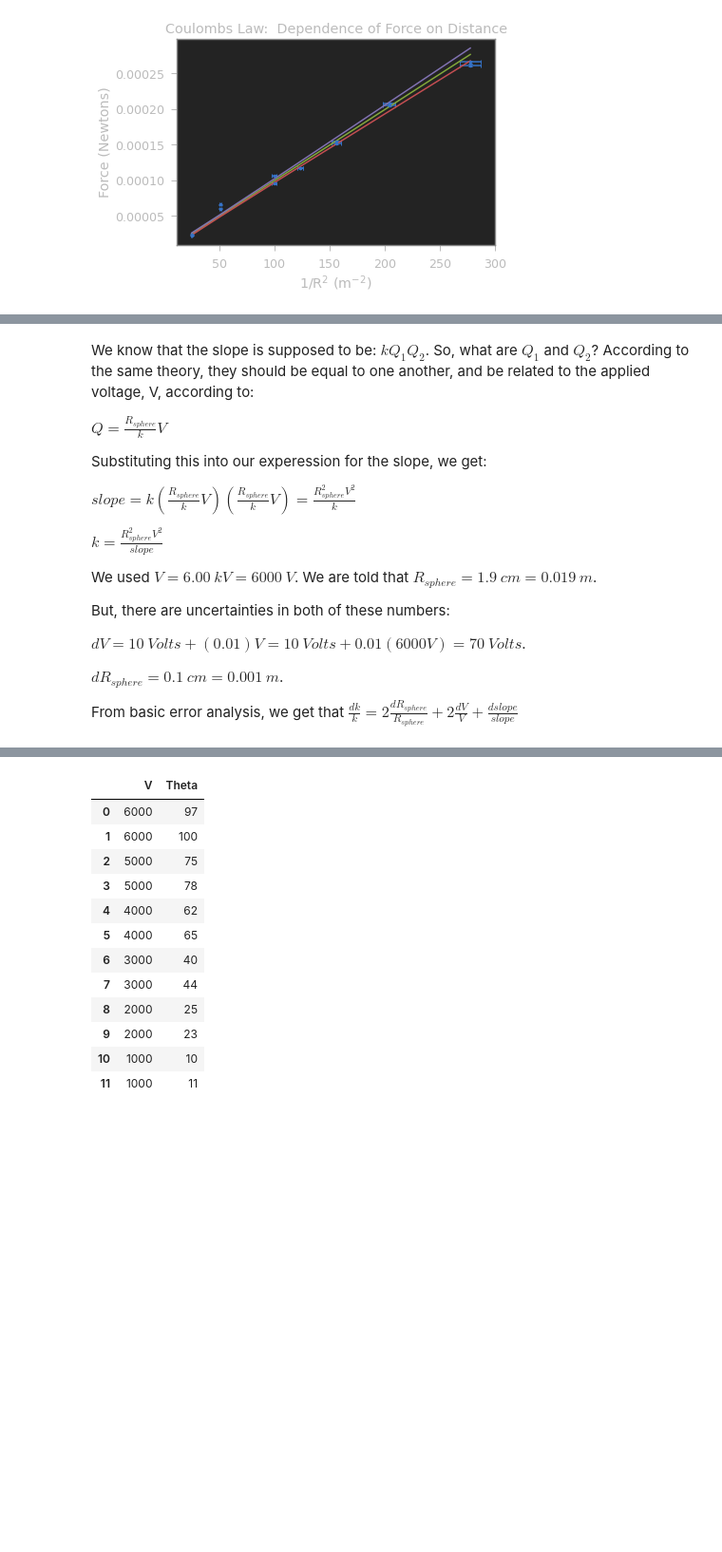
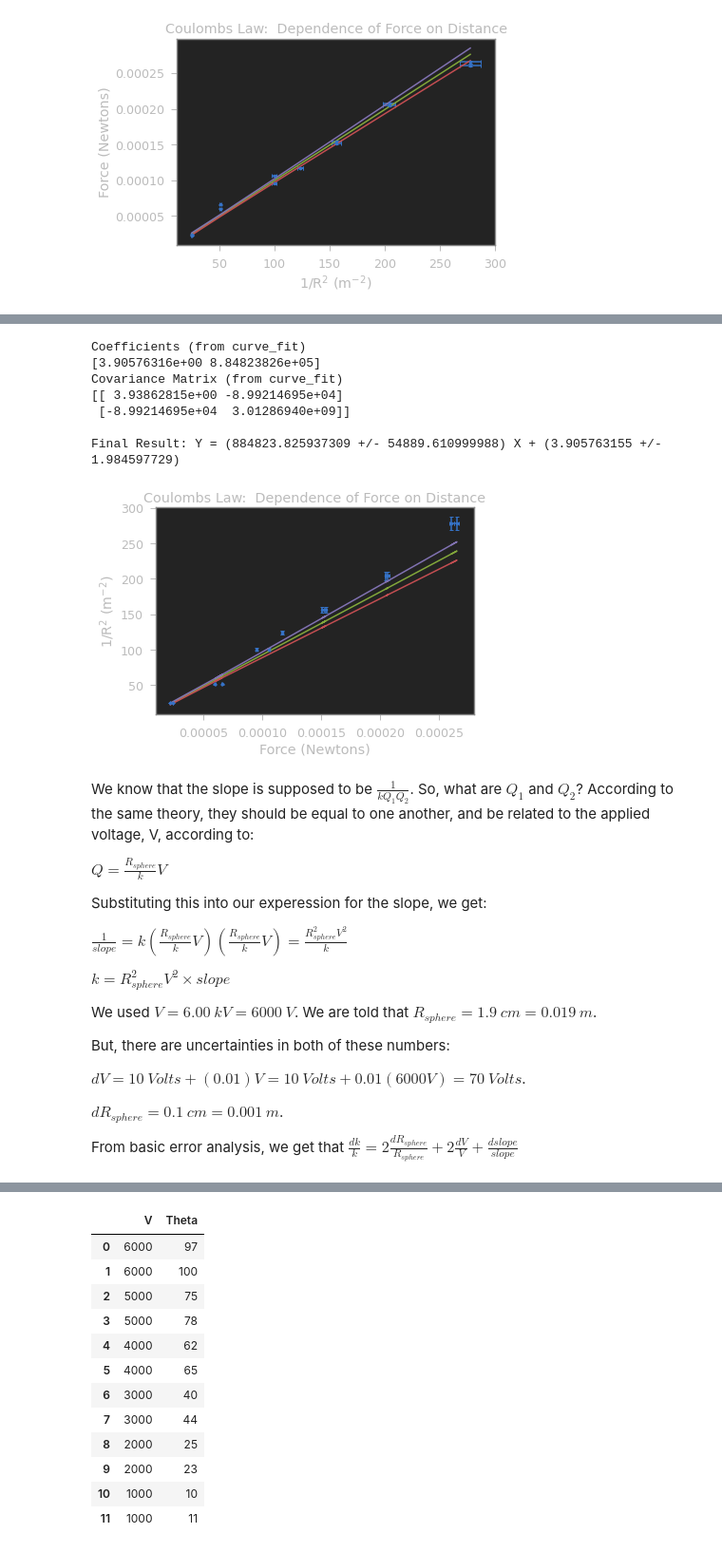
Before and after one commit to brash99/Phys202L, a Jupyter notebook: JupyterNotebooks/Coulombs_Law_Analysis.ipynb, the cells around one changed output, grey strips where cells are left out. Shown: that part at 95% size. Drawn from its saved outputs; the diff is of its cells as text; code cells hidden in the pictures; blank space fills up the shorter version.

```diff
--- a/JupyterNotebooks/Coulombs_Law_Analysis.ipynb
+++ b/JupyterNotebooks/Coulombs_Law_Analysis.ipynb
@@ -270,14 +319,69 @@ Final Result: Y = (0.000000997 +/- 0.000000037) X + (-0.000000546 +/- 0.00000201
+# %%
+# Here, I have just copied the code from above and reversed x and y.
+
+yi = 1.0/(df2['R'])**2
+xi = df2['Force']
+
+sigmayi = yi*2.0*(df2['dR']/df2['R'])
+sigmaxi = df2['dForce']
+
+##############################
+
+from scipy.optimize import curve_fit
+
+def fitfunction(x,*paramlist):
+    return paramlist[0]+paramlist[1]*x
+
+init_vals = [0.0 for x in range(2)]
+popt, pcov = curve_fit(fitfunction,xi,yi,p0=init_vals,sigma=sigmayi)
+perr = np.sqrt(np.diag(pcov))
+
+ps = np.random.multivariate_normal(popt,pcov,10000)
+ysample=np.asarray([fitfunction(xi,*pi) for pi in ps])
+
+lower = np.percentile(ysample,16.0,axis=0)
+upper = np.percentile(ysample,84.0,axis=0)
+middle = (lower+upper)/2.0
+
+print("Coefficients (from curve_fit)")
+print (popt)
+print("Covariance Matrix (from curve_fit)")
+print (pcov)
+
+print()
+print ("Final Result: Y = (%0.9f +/- %0.9f) X + (%0.9f +/- %0.9f)" % (popt[1],perr[1],popt[0],perr[0]))
+
+plt.errorbar(xi, yi, xerr=sigmaxi, yerr=sigmayi, fmt='.', capsize=2, capthick=1)
+
+plt.plot(xi,middle)
+plt.plot(xi,lower)
+plt.plot(xi,upper)
+
+#########################
+plt.ylabel('1/R$^2$ (m$^{-2})$')
+plt.xlabel('Force (Newtons)')
+plt.title('Coulombs Law:  Dependence of Force on Distance')
+plt.show()
+# %% [output]
+Coefficients (from curve_fit)
+[3.90576316e+00 8.84823826e+05]
+Covariance Matrix (from curve_fit)
+[[ 3.93862815e+00 -8.99214695e+04]
+ [-8.99214695e+04  3.01286940e+09]]
+
+Final Result: Y = (884823.825937309 +/- 54889.610999988) X + (3.905763155 +/- 1.984597729)
+[figure, added]
 # %% [markdown]
-We know that the slope is supposed to be:  $k Q_1 Q_2$.  So, what are $Q_1$ and $Q_2$?  According to the same theory, they should be
+We know that the slope is supposed to be $\frac{1}{k Q_1 Q_2}$.  So, what are $Q_1$ and $Q_2$?  According to the same theory, they should be
 equal to one another, and be related to the applied voltage, V, according to:
 
 $Q = \frac{R_{sphere}}{k} V$
 
 Substituting this into our experession for the slope, we get:
 
-$slope = k  \left( \frac{R_{sphere}}{k} V \right) \left( \frac{R_{sphere}}{k}V \right) = \frac{R_{sphere}^2 V^2}{k}$
+$\frac{1}{slope} = k  \left( \frac{R_{sphere}}{k} V \right) \left( \frac{R_{sphere}}{k}V \right) = \frac{R_{sphere}^2 V^2}{k}$
 
-$k = \frac{R_{sphere}^2 V^2}{slope}$
+$k = R_{sphere}^2 V^2 \times slope$
 
 We used $V = 6.00~kV = 6000~V$.
 We are told that $R_{sphere} = 1.9~cm = 0.019~m$.
```
Also changed, not shown: parts of 22 cells of this notebook.
